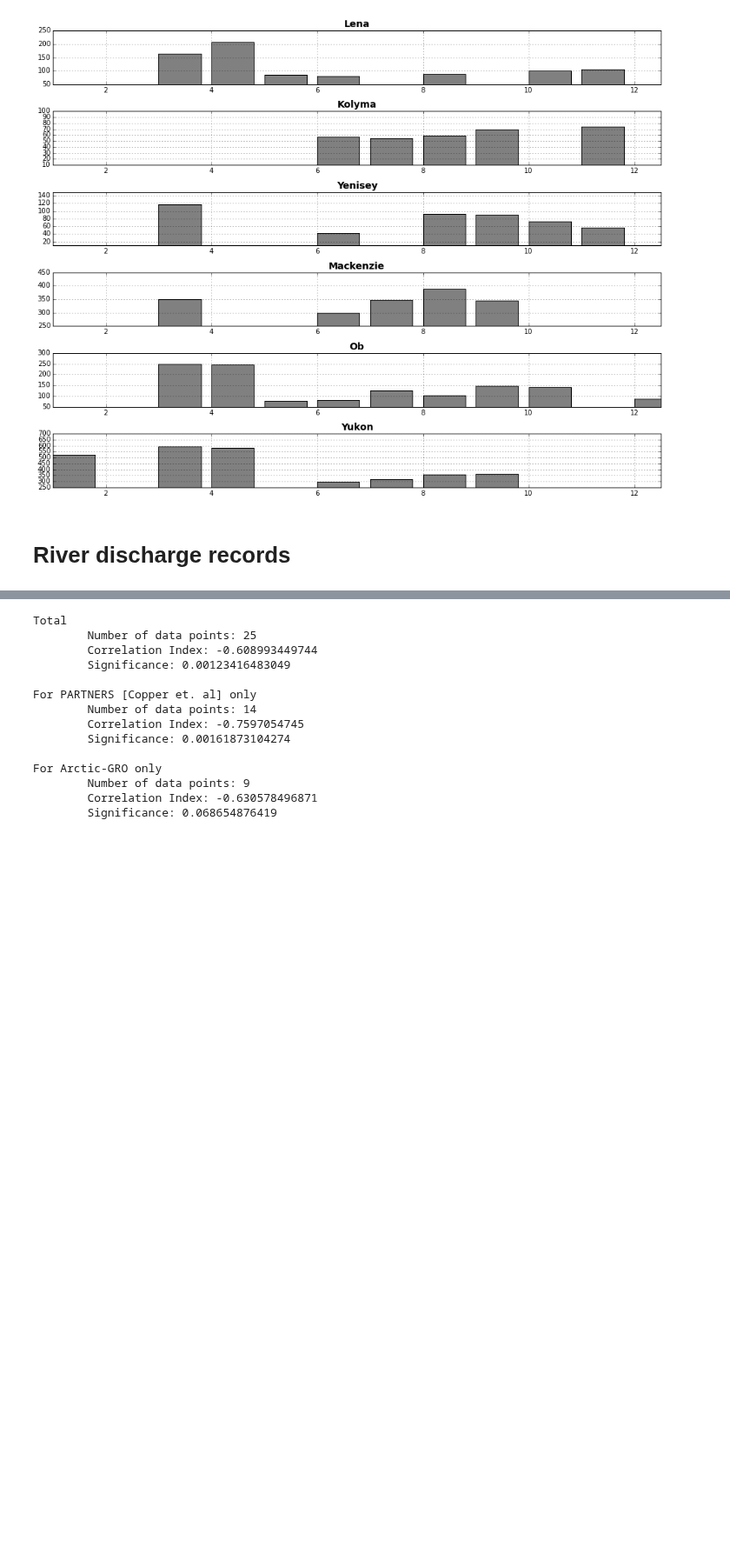
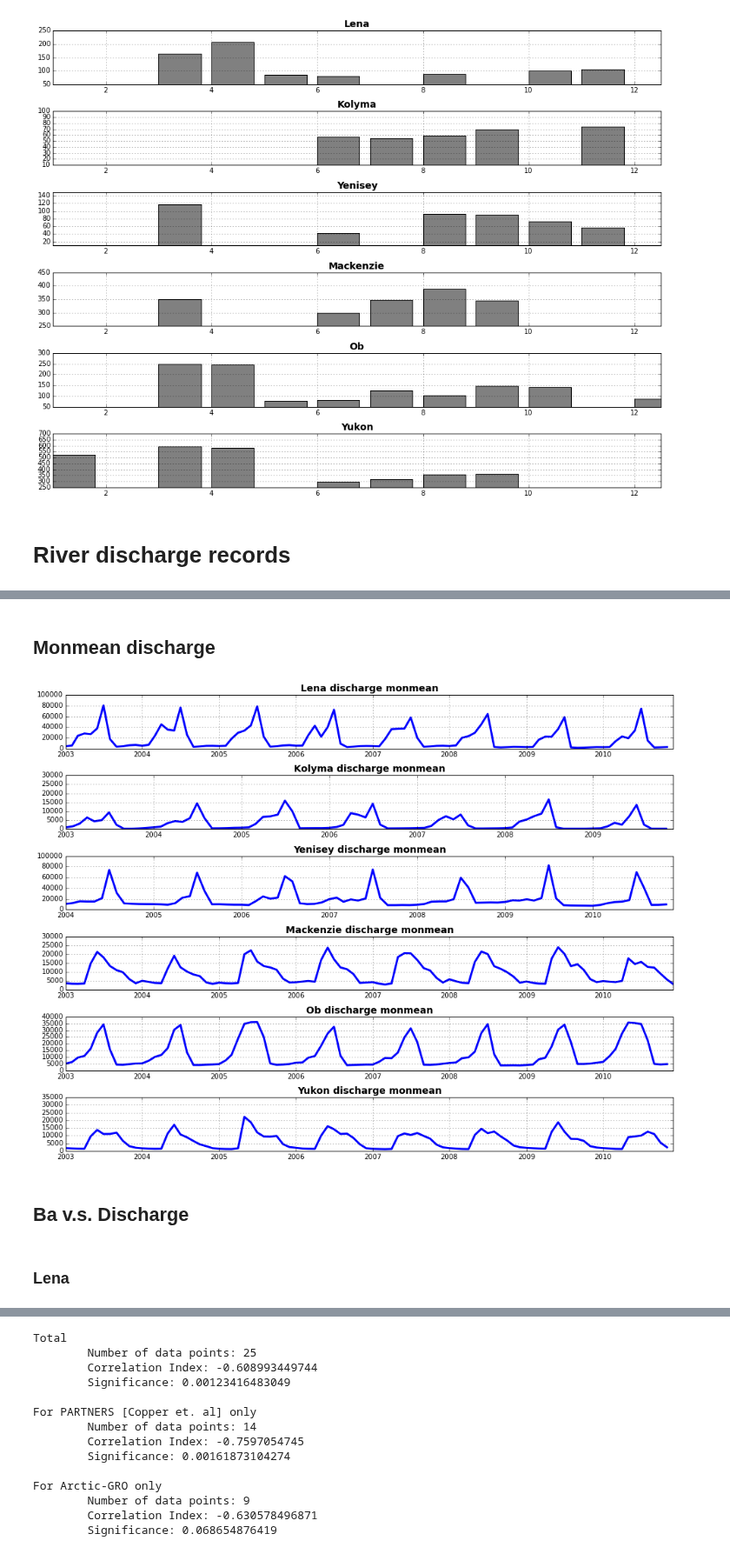
Before and after one commit to UBC-MOAD/analysis-kyle, a Jupyter notebook: notebooks/[River] Fluvial Barium & River Discharge Records.ipynb, the cells around one changed output, grey strips where cells are left out. Shown at 87% size. Saved outputs shown, nothing was run; the diff lists cells and outputs as text; code cells hidden in the pictures; blank space fills up the shorter version.

```diff
--- a/notebooks/[River] Fluvial Barium & River Discharge Records.ipynb
+++ b/notebooks/[River] Fluvial Barium & River Discharge Records.ipynb
@@ -475,4 +478,0 @@ ax6.grid()
-# %%
-discharge_name=glob.glob('_data/Samples/River Discharge/Mackenzie/*Mackenzie*.mat')
-print("found file: \n{}".format(discharge_name))
-discharge_obj=scipy.io.loadmat(discharge_name[0])
@@ -587,4 +478,0 @@ plt.grid()
-# %%
-discharge_name=glob.glob('_data/Samples/River Discharge/Yukon/*Yukon*.mat')
-print("found file: \n{}".format(discharge_name))
-discharge_obj=scipy.io.loadmat(discharge_name[0])
@@ -615,0 +612,2 @@ plt.grid()
+# %% [markdown]
+## Monmean discharge
@@ -615,0 +654,51 @@ plt.grid()
+# %%
+fig=plt.figure(figsize=(16, 12))
+plt.subplots_adjust(hspace = 0.5)
+
+ax1=plt.subplot2grid((6, 1), (0, 0), colspan=6, rowspan=1)
+ax2=plt.subplot2grid((6, 1), (1, 0), colspan=6, rowspan=1)
+ax3=plt.subplot2grid((6, 1), (2, 0), colspan=6, rowspan=1)
+ax4=plt.subplot2grid((6, 1), (3, 0), colspan=6, rowspan=1)
+ax5=plt.subplot2grid((6, 1), (4, 0), colspan=6, rowspan=1)
+ax6=plt.subplot2grid((6, 1), (5, 0), colspan=6, rowspan=1)
+
+ax1.plot(Lena_monmean, Lena_discharge_monmean, linewidth=3)
+ax1.set_xlim(Lena_monmean[0], Lena_monmean[-1])
+ax1.set_ylim(0, 100000)
+ax1.set_title('Lena discharge monmean', fontsize=14, fontweight='bold')
+ax1.grid()
+
+ax2.plot(Kolyma_monmean, Kolyma_discharge_monmean, linewidth=3)
+ax2.set_xlim(Kolyma_monmean[0], Kolyma_monmean[-1])
+ax2.set_ylim(0, 30000)
+ax2.set_title('Kolyma discharge monmean', fontsize=14, fontweight='bold')
+ax2.grid()
+
+ax3.plot(Yenisey_monmean, Yenisey_discharge_monmean, linewidth=3)
+ax3.set_xlim(Yenisey_monmean[0], Yenisey_monmean[-1])
+ax3.set_ylim(0, 100000)
+ax3.set_title('Yenisey discharge monmean', fontsize=14, fontweight='bold')
+ax3.grid()
+
+
+ax4.plot(Mackenzie_monmean, Mackenzie_discharge_monmean, linewidth=3)
+ax4.set_xlim(Mackenzie_monmean[0], Mackenzie_monmean[-1])
+ax4.set_ylim(0, 30000)
+ax4.set_title('Mackenzie discharge monmean', fontsize=14, fontweight='bold')
+ax4.grid()
+
+ax5.plot(Ob_monmean, Ob_discharge_monmean, linewidth=3)
+ax5.set_xlim(Ob_monmean[0], Ob_monmean[-1])
+ax5.set_ylim(0, 40000)
+ax5.set_title('Ob discharge monmean', fontsize=14, fontweight='bold')
+ax5.grid()
+
+ax6.plot(Yukon_monmean, Yukon_discharge_monmean, linewidth=3)
+ax6.set_xlim(Yukon_monmean[0], Yukon_monmean[-1])
+ax6.set_ylim(0, 35000)
+ax6.set_title('Yukon discharge monmean', fontsize=14, fontweight='bold')
+ax6.grid()
+# %% [output]
+[figure, added]
+# %% [markdown]
+## Ba v.s. Discharge
@@ -615,0 +707,2 @@ plt.grid()
+# %% [markdown]
+### Lena
```
Also changed, not shown: parts of 50 cells of this notebook.
